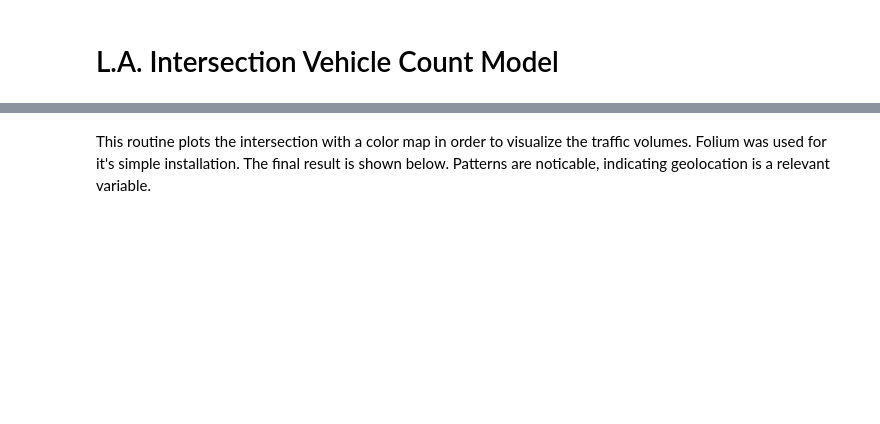
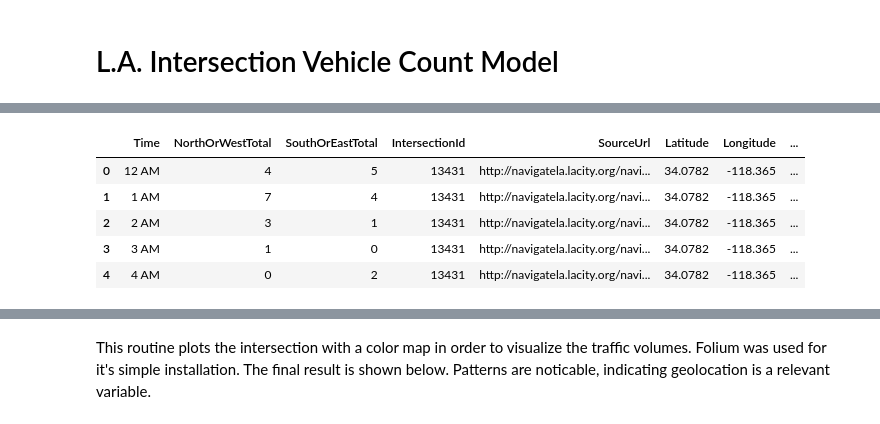
Before and after one commit to joughee/traffic-study, a Jupyter notebook: Traffic Analysis.ipynb, the cells around one changed output, grey strips where cells are left out. Cells and saved outputs as stored; diff of their text form; code cells hidden in the pictures; blank space fills up the shorter version.

```diff
--- a/Traffic Analysis.ipynb
+++ b/Traffic Analysis.ipynb
@@ -8,0 +66,10 @@
+# %%
+df_dir = pd.json_normalize(d, 'TotalsByTimeOfDay', ['IntersectionId', 'SourceUrl', 'Latitude', 'Longitude', 'Intersection', 'Date', 'DayOfWeek', 'Direction', 'DotDistrict','Weather', 'Counter', 'PreparedBy', 'CounterMode', 'SerialNumber', 'TotalNorthOrWest', 'TotalSouthOrEast'])
+df_dir.head()
+# %% [output]
+|  | Time | NorthOrWestTotal | SouthOrEastTotal | IntersectionId | SourceUrl | Latitude | Longitude | ... |
+| 0 | 12 AM | 4 | 5 | 13431 | http://navigatela.lacity.org/navi... | 34.0782 | -118.365 | ... |
+| 1 | 1 AM | 7 | 4 | 13431 | http://navigatela.lacity.org/navi... | 34.0782 | -118.365 | ... |
+| 2 | 2 AM | 3 | 1 | 13431 | http://navigatela.lacity.org/navi... | 34.0782 | -118.365 | ... |
+| 3 | 3 AM | 1 | 0 | 13431 | http://navigatela.lacity.org/navi... | 34.0782 | -118.365 | ... |
+| 4 | 4 AM | 0 | 2 | 13431 | http://navigatela.lacity.org/navi... | 34.0782 | -118.365 | ... |
```
Also changed, not shown: parts of 27 cells of this notebook, 1 other file.
